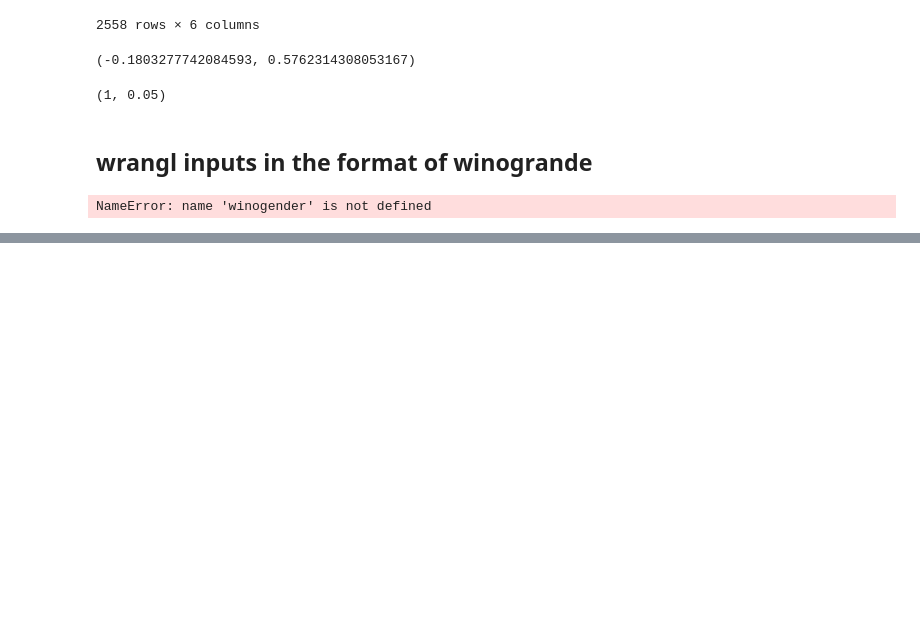
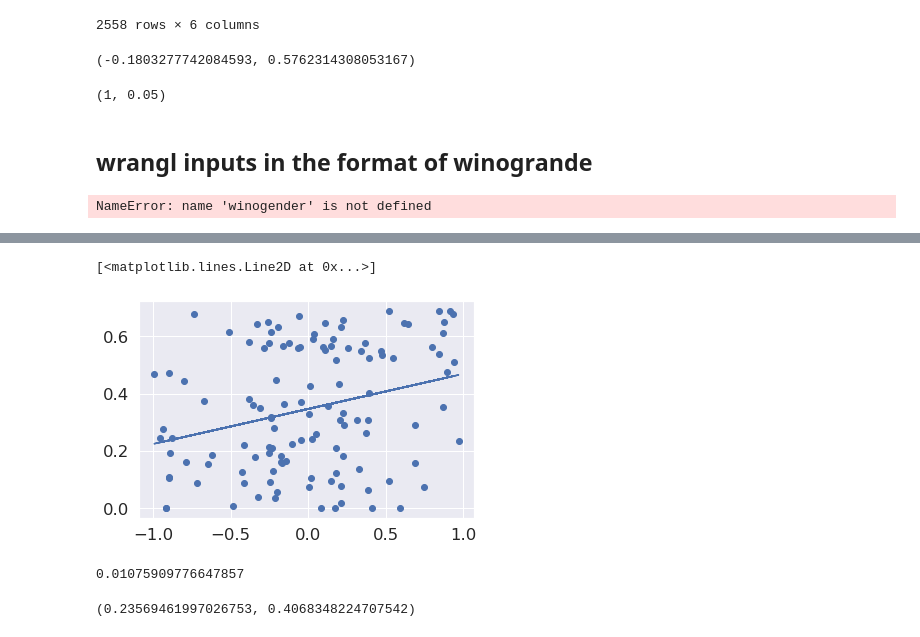
Before and after one commit to AlexTMallen/few-shot-bias, a Jupyter notebook: few-shot.ipynb, the cells around one changed output, grey strips where cells are left out. Drawn from its saved outputs; the diff is of its cells as text; code cells hidden in the pictures; blank space fills up the shorter version.

```diff
--- a/few-shot.ipynb
+++ b/few-shot.ipynb
@@ -937,0 +1183,6 @@ NameError: name 'winogender' is not defined
+# %%
+plt.scatter(resids, a1df.PMI_gender)
+plt.plot(resids, lreg2.slope * resids + lreg2.intercept)
+# %% [output]
+[<matplotlib.lines.Line2D at 0x...>]
+[figure, added]
@@ -937,0 +1191,9 @@ NameError: name 'winogender' is not defined
+# %%
+np.mean(bias)
+# %% [output]
+0.01075909776647857
+# %%
+import statsmodels
+statsmodels.stats.weightstats.ztest(bias, value=0, alternative="larger")
+# %% [output]
+(0.23569461997026753, 0.4068348224707542)
```
Also changed, not shown: parts of 23 cells of this notebook.
